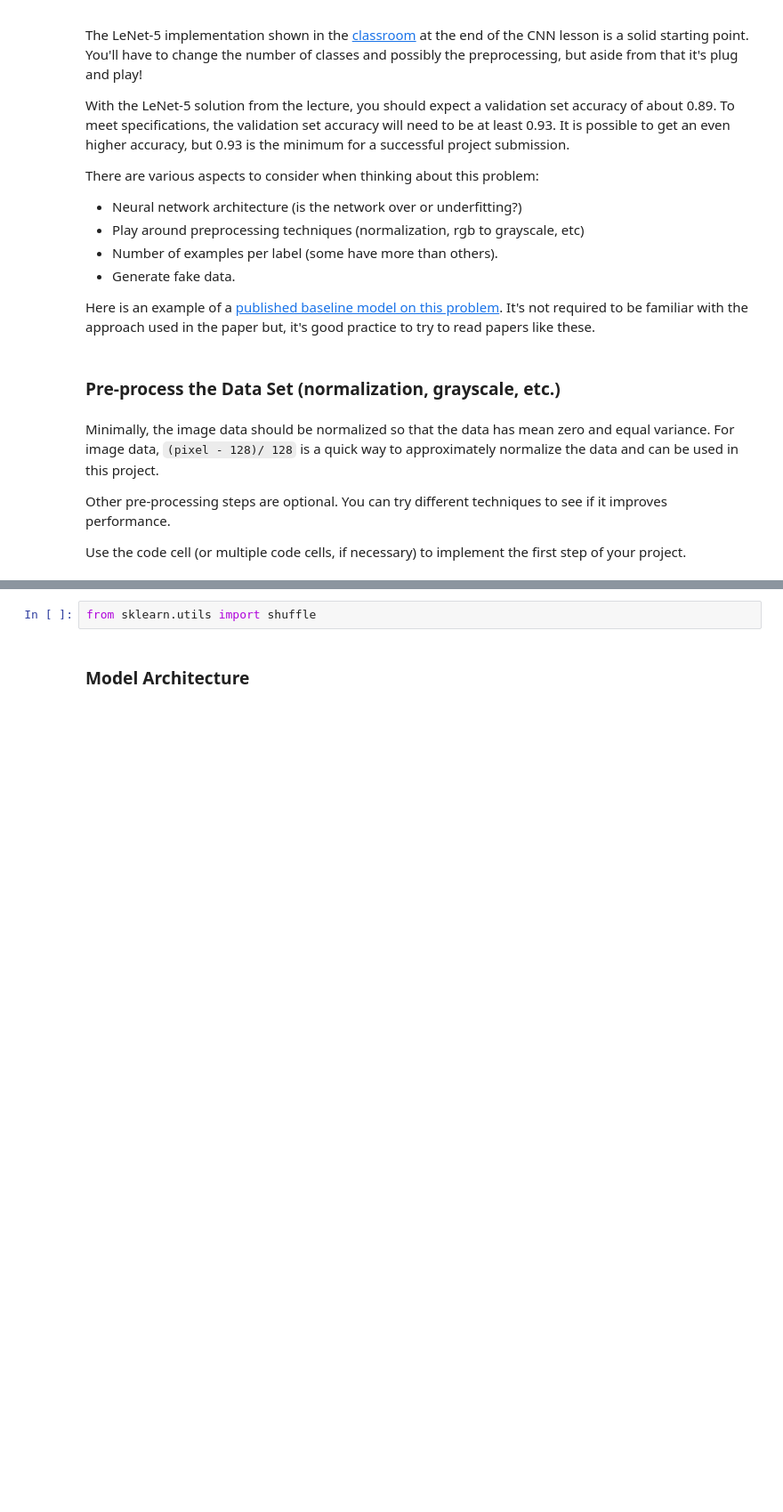
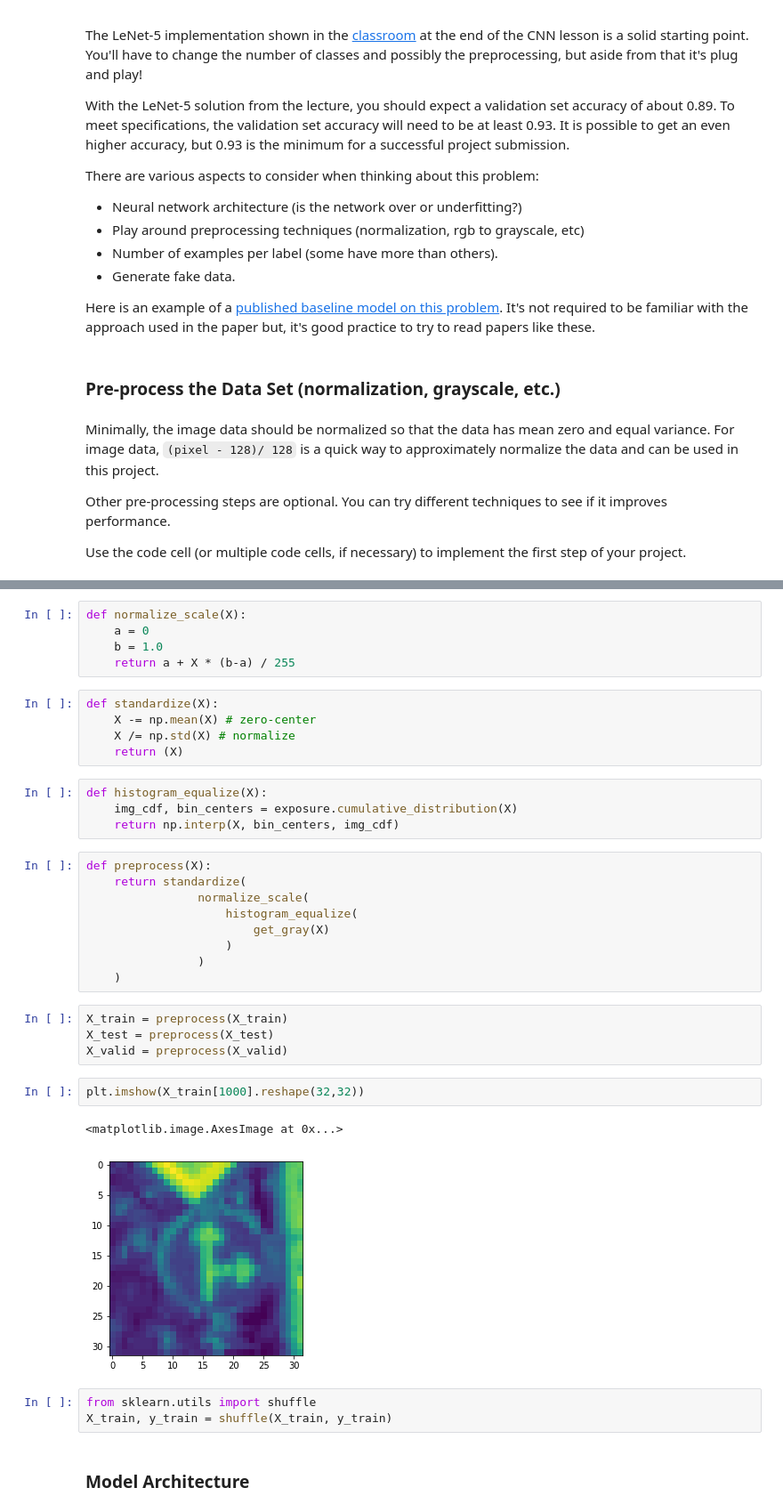
Before and after one commit to rosocz/TrafficSign, a Jupyter notebook: Traffic_Sign_Classifier.ipynb, the cells around one changed output, grey strips where cells are left out. Shown at 89% size. Saved outputs shown, nothing was run; the diff lists cells and outputs as text; blank space fills up the shorter version.

Commit message:
Preprocessing done

```diff
--- a/Traffic_Sign_Classifier.ipynb
+++ b/Traffic_Sign_Classifier.ipynb
@@ -165,5 +155,38 @@ print(X_train[0])
+# %%
+def normalize_scale(X):
+    a = 0
+    b = 1.0
+    return a + X * (b-a) / 255
+# %%
+def standardize(X):
+    X -= np.mean(X) # zero-center
+    X /= np.std(X) # normalize
+    return (X)
+# %%
+def histogram_equalize(X):
+    img_cdf, bin_centers = exposure.cumulative_distribution(X)
+    return np.interp(X, bin_centers, img_cdf)
+# %%
+def preprocess(X):
+    return standardize(
+                normalize_scale(
+                    histogram_equalize(
+                        get_gray(X)
+                    )
+                )
+    )
+# %%
+X_train = preprocess(X_train)
+X_test = preprocess(X_test)
+X_valid = preprocess(X_valid)
+# %%
+plt.imshow(X_train[1000].reshape(32,32))
+# %% [output]
+<matplotlib.image.AxesImage at 0x...>
+[figure, added]
 # %%
 from sklearn.utils import shuffle
+X_train, y_train = shuffle(X_train, y_train)
 # %% [markdown]
 ### Model Architecture
 # %%
```
Also changed, not shown: parts of 11 cells of this notebook.
